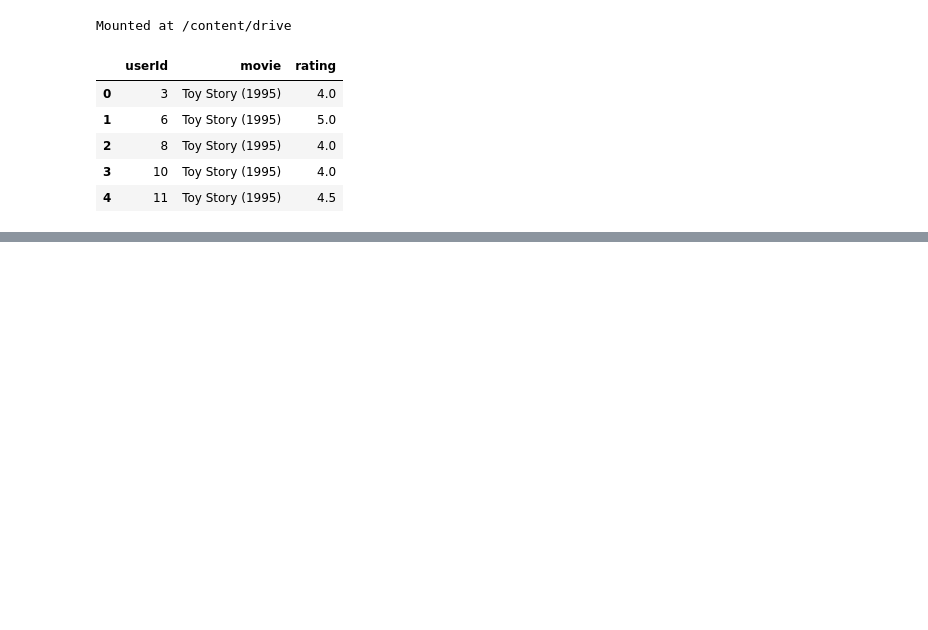
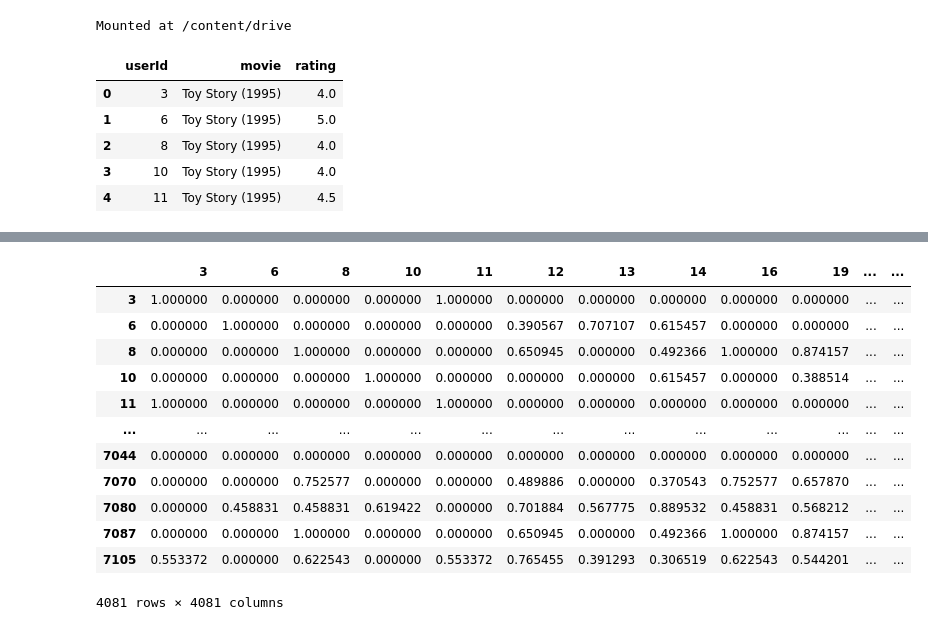
Before and after one commit to Bhargavi175/Application-development, a Jupyter notebook: RECOMMENDATION_SYSTEM.ipynb, the cells around one changed output, grey strips where cells are left out. Cells and saved outputs as stored; diff of their text form; code cells hidden in the pictures; blank space fills up the shorter version.

```diff
--- a/RECOMMENDATION_SYSTEM.ipynb
+++ b/RECOMMENDATION_SYSTEM.ipynb
@@ -23,0 +140,16 @@ movies_df[0:5]
+# %%
+user_sim_df
+# %% [output]
+|  | 3 | 6 | 8 | 10 | 11 | 12 | 13 | 14 | 16 | 19 | ... | ... |
+| 3 | 1.000000 | 0.000000 | 0.000000 | 0.000000 | 1.000000 | 0.000000 | 0.000000 | 0.000000 | 0.000000 | 0.000000 | ... | ... |
+| 6 | 0.000000 | 1.000000 | 0.000000 | 0.000000 | 0.000000 | 0.390567 | 0.707107 | 0.615457 | 0.000000 | 0.000000 | ... | ... |
+| 8 | 0.000000 | 0.000000 | 1.000000 | 0.000000 | 0.000000 | 0.650945 | 0.000000 | 0.492366 | 1.000000 | 0.874157 | ... | ... |
+| 10 | 0.000000 | 0.000000 | 0.000000 | 1.000000 | 0.000000 | 0.000000 | 0.000000 | 0.615457 | 0.000000 | 0.388514 | ... | ... |
+| 11 | 1.000000 | 0.000000 | 0.000000 | 0.000000 | 1.000000 | 0.000000 | 0.000000 | 0.000000 | 0.000000 | 0.000000 | ... | ... |
+| ... | ... | ... | ... | ... | ... | ... | ... | ... | ... | ... | ... | ... |
+| 7044 | 0.000000 | 0.000000 | 0.000000 | 0.000000 | 0.000000 | 0.000000 | 0.000000 | 0.000000 | 0.000000 | 0.000000 | ... | ... |
+| 7070 | 0.000000 | 0.000000 | 0.752577 | 0.000000 | 0.000000 | 0.489886 | 0.000000 | 0.370543 | 0.752577 | 0.657870 | ... | ... |
+| 7080 | 0.000000 | 0.458831 | 0.458831 | 0.619422 | 0.000000 | 0.701884 | 0.567775 | 0.889532 | 0.458831 | 0.568212 | ... | ... |
+| 7087 | 0.000000 | 0.000000 | 1.000000 | 0.000000 | 0.000000 | 0.650945 | 0.000000 | 0.492366 | 1.000000 | 0.874157 | ... | ... |
+| 7105 | 0.553372 | 0.000000 | 0.622543 | 0.000000 | 0.553372 | 0.765455 | 0.391293 | 0.306519 | 0.622543 | 0.544201 | ... | ... |
+4081 rows × 4081 columns
```
Also changed, not shown: parts of 25 cells of this notebook.
